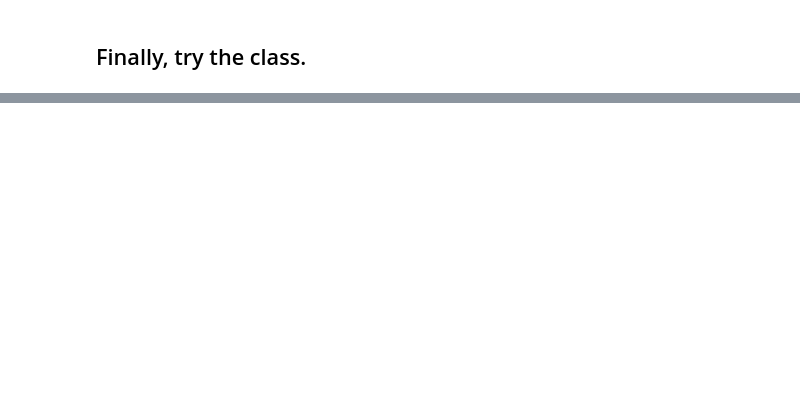
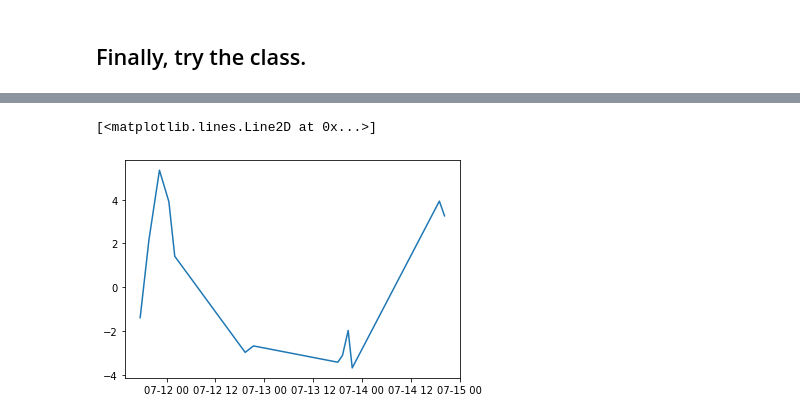
Before and after one commit to yl3/dota2, a Jupyter notebook: notebooks/01-test_gp.20190717.ipynb, the cells around one changed output, grey strips where cells are left out. Saved outputs shown, nothing was run; the diff lists cells and outputs as text; code cells hidden in the pictures; blank space fills up the shorter version.

```diff
--- a/notebooks/01-test_gp.20190717.ipynb
+++ b/notebooks/01-test_gp.20190717.ipynb
@@ -131,0 +169,6 @@ gp = gp.SkillsGP(players_mat_f.values, matches.startTimestamp[matches_f_idx],
+# %%
+name_of_player_id = munge.player_id_to_player_name(
+    pd.concat([matches_ti9.radiant_players, matches_ti9.dire_players]),
+    pd.concat([matches_ti9.radiant_nicknames, matches_ti9.dire_nicknames]),
+    pd.concat([matches_ti9.radiant_valveId, matches_ti9.dire_valveId]),
+    pd.concat([matches_ti9.radiant_name, matches_ti9.dire_name]),)
@@ -131,0 +198,8 @@ gp = gp.SkillsGP(players_mat_f.values, matches.startTimestamp[matches_f_idx],
+# %%
+skills_vecs = np.array([x[1] for x in gp.samples[-1000:]])
+# %%
+fitted_skills = pd.DataFrame(
+    gp.to_mat(skills_vecs.mean(0)),
+    columns=name_of_player_id.name[players_mat_ti9.columns],
+    index=matches_ti9.startDate
+)
@@ -131,0 +234,4 @@ gp = gp.SkillsGP(players_mat_f.values, matches.startTimestamp[matches_f_idx],
+# %%
+beastcoast_players = \
+    name_of_player_id.name[name_of_player_id.team == "beastcoast"]
+fitted_skills.loc[:, beastcoast_players].dropna().sum(1)
@@ -131,0 +272,5 @@ gp = gp.SkillsGP(players_mat_f.values, matches.startTimestamp[matches_f_idx],
+# %%
+plt.plot(fitted_skills.loc[:, beastcoast_players].dropna().sum(1))
+# %% [output]
+[<matplotlib.lines.Line2D at 0x...>]
+[figure, added]
```
Also changed, not shown: parts of 23 cells of this notebook, 2 other files.
